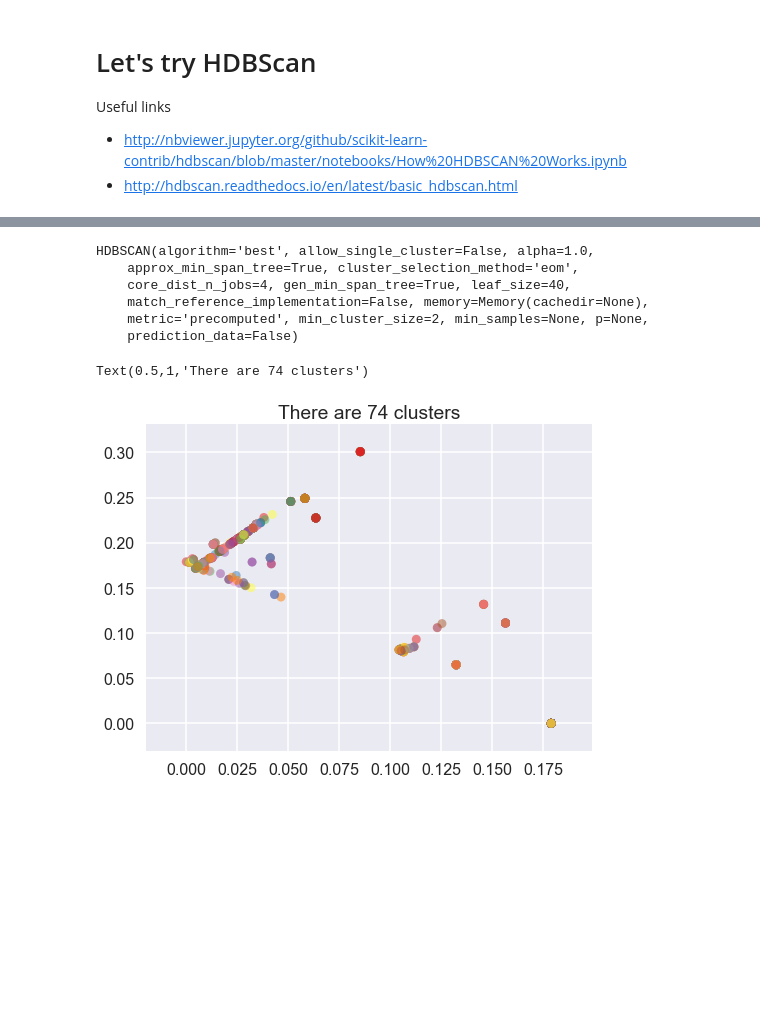
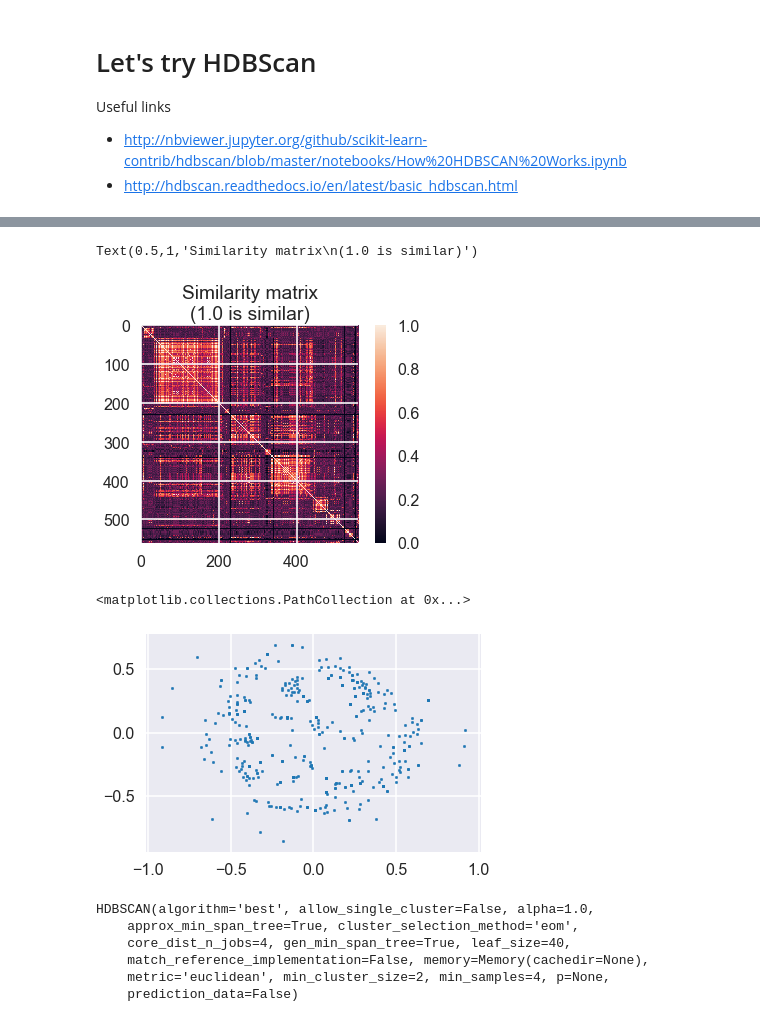
Before and after one commit to IFuentesSR/Litho, a Jupyter notebook: Lith HDBSCAN.ipynb, the cells around one changed output, grey strips where cells are left out. Drawn from its saved outputs; the diff is of its cells as text; code cells hidden in the pictures; blank space fills up the shorter version.

Commit message:
fixing up HDBSCAN

```diff
--- a/Lith HDBSCAN.ipynb
+++ b/Lith HDBSCAN.ipynb
@@ -46,44 +34,7 @@ array([[1., 0., 0., ..., 0., 0., 0.],
-# %%
-import hdbscan
-from sklearn.metrics.pairwise import cosine_distances
-
-cos_dist = cosine_distances(1 - token_sim)
-
-clusterer = hdbscan.HDBSCAN(min_cluster_size=2, gen_min_span_tree=True, metric='precomputed')
-clusterer.fit(cos_dist)
-
-# clusterer = hdbscan.RobustSingleLinkage(cut=0.125, k=7)
-# cluster_labels = clusterer.fit_predict(token_similarity)
-# hierarchy = clusterer.cluster_hierarchy_
-# alt_labels = hierarchy.get_clusters(0.100, 5)
-# %% [output]
-HDBSCAN(algorithm='best', allow_single_cluster=False, alpha=1.0,
-    approx_min_span_tree=True, cluster_selection_method='eom',
-    core_dist_n_jobs=4, gen_min_span_tree=True, leaf_size=40,
-    match_reference_implementation=False, memory=Memory(cachedir=None),
-    metric='precomputed', min_cluster_size=2, min_samples=None, p=None,
-    prediction_data=False)
-# %%
-import seaborn as sns
-sns.set_context('poster')
-sns.set_style('darkgrid')
-sns.set_color_codes()
-
-plt.figure(figsize=(8,6))
-
-plot_kwds = {'alpha' : 0.5, 's' : 80, 'linewidths':0}
-palette = sns.color_palette()
-
-cm = plt.get_cmap('Set1')
-colors = [cm(1.0*i/n_clusters_) for i in range(n_clusters_)]
-
-# cluster_colors = [sns.desaturate(colors[col], sat)
-#                   if col >= 0.0 else (0.5, 0.5, 0.5) for col, sat in
-#                   zip(clusterer.labels_, clusterer.probabilities_)]
-
-# plt.scatter(cos_dist.T[0], cos_dist.T[1], c=cluster_colors, **plot_kwds)
-plt.scatter(cos_dist.T[0], cos_dist.T[1], c=colors, **plot_kwds)
-plt.title("There are {} clusters".format(clusterer.labels_.max()))
-# %% [output]
-Text(0.5,1,'There are 74 clusters')
-[figure, removed]
+# %%
+plt.imshow(token_sim)
+plt.colorbar()
+plt.title("Similarity matrix\n(1.0 is similar)")
+# %% [output]
+Text(0.5,1,'Similarity matrix\n(1.0 is similar)')
+[figure, added]
@@ -90 +47,18 @@ Text(0.5,1,'There are 74 clusters')
+# %%
+plt.scatter(pos[:, 0], pos[:, 1], s=6)
+# %% [output]
+<matplotlib.collections.PathCollection at 0x...>
+[figure, added]
+# %%
+import hdbscan
+
+clusterer = hdbscan.HDBSCAN(min_cluster_size=2, min_samples=4, gen_min_span_tree=True)
+clusterer.fit(pos)
+# %% [output]
+HDBSCAN(algorithm='best', allow_single_cluster=False, alpha=1.0,
+    approx_min_span_tree=True, cluster_selection_method='eom',
+    core_dist_n_jobs=4, gen_min_span_tree=True, leaf_size=40,
+    match_reference_implementation=False, memory=Memory(cachedir=None),
+    metric='euclidean', min_cluster_size=2, min_samples=4, p=None,
+    prediction_data=False)
 # %%
```
Also changed, not shown: parts of 8 cells of this notebook.
